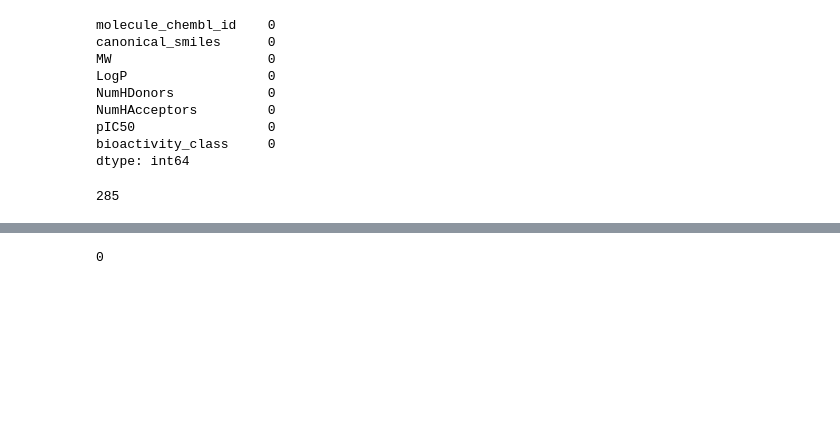
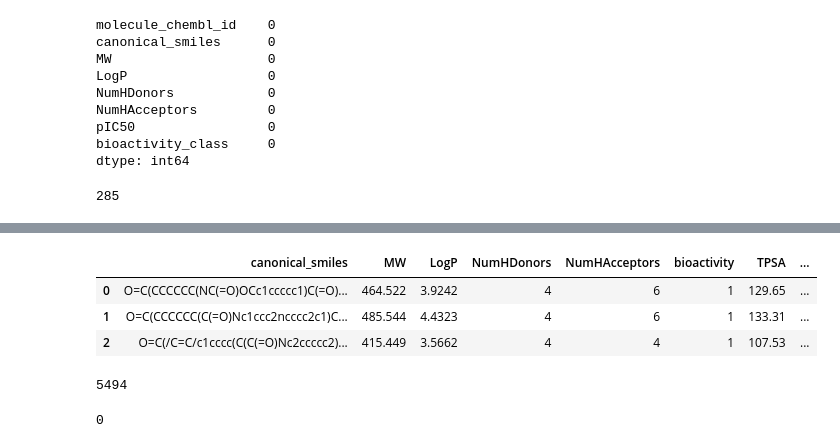
Before and after one commit to Mahamudul-Hasan-Rafi/Canonical-SMILES-BioActivity, a Jupyter notebook: classification/DL/bioactivity_dl 7.ipynb, the cells around one changed output, grey strips where cells are left out. Drawn from its saved outputs; the diff is of its cells as text; code cells hidden in the pictures; blank space fills up the shorter version.

```diff
--- a/classification/DL/bioactivity_dl 7.ipynb
+++ b/classification/DL/bioactivity_dl 7.ipynb
@@ -136,3 +175,15 @@ df.head(3)
+# %%
+df = pd.read_excel("E:\\ML\\BioActivity\\bioactivity_dataset_cleaned.xlsx", sheet_name="Sheet1")
+df.head(3)
+# %% [output]
+|  | canonical_smiles | MW | LogP | NumHDonors | NumHAcceptors | bioactivity | TPSA | ... |
+| 0 | O=C(CCCCCC(NC(=O)OCc1ccccc1)C(=O)... | 464.522 | 3.9242 | 4 | 6 | 1 | 129.65 | ... |
+| 1 | O=C(CCCCCC(C(=O)Nc1ccc2ncccc2c1)C... | 485.544 | 4.4323 | 4 | 6 | 1 | 133.31 | ... |
+| 2 | O=C(/C=C/c1cccc(C(C(=O)Nc2ccccc2)... | 415.449 | 3.5662 | 4 | 4 | 1 | 107.53 | ... |
+# %%
+len(df)
+# %% [output]
+5494
 # %%
 df.duplicated().sum()
 # %% [output]
```
Also changed, not shown: parts of 61 cells of this notebook, 18 other files.
